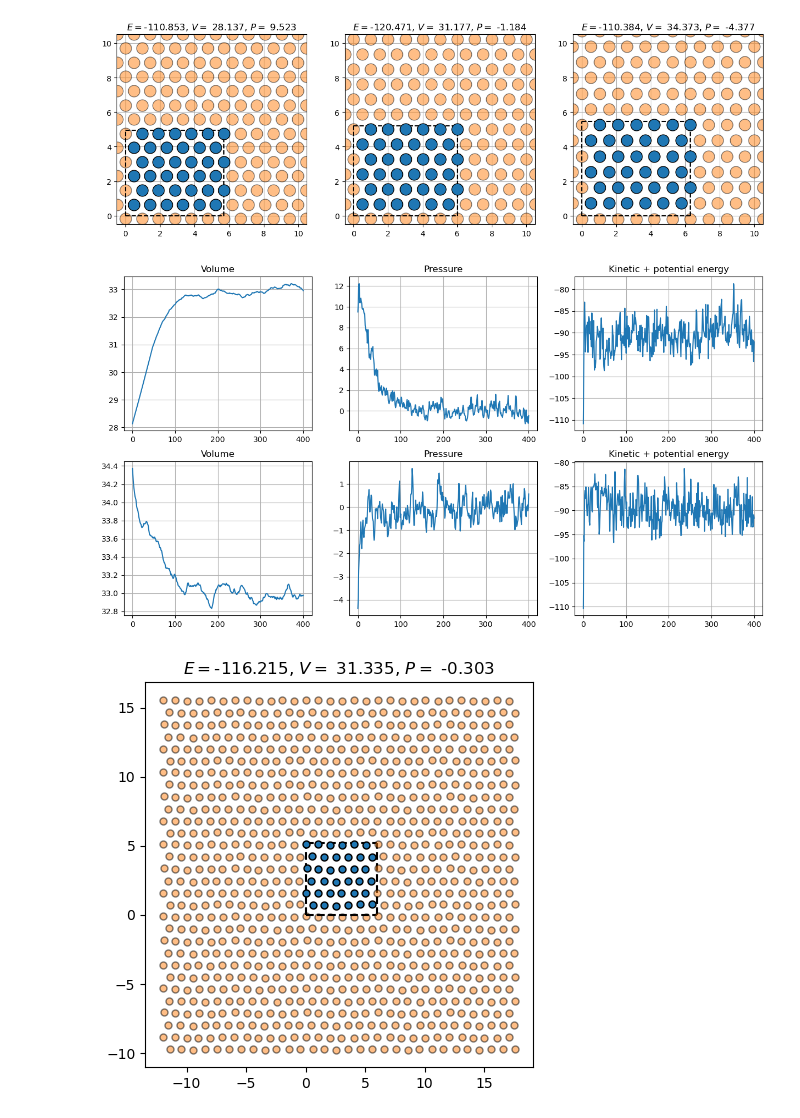
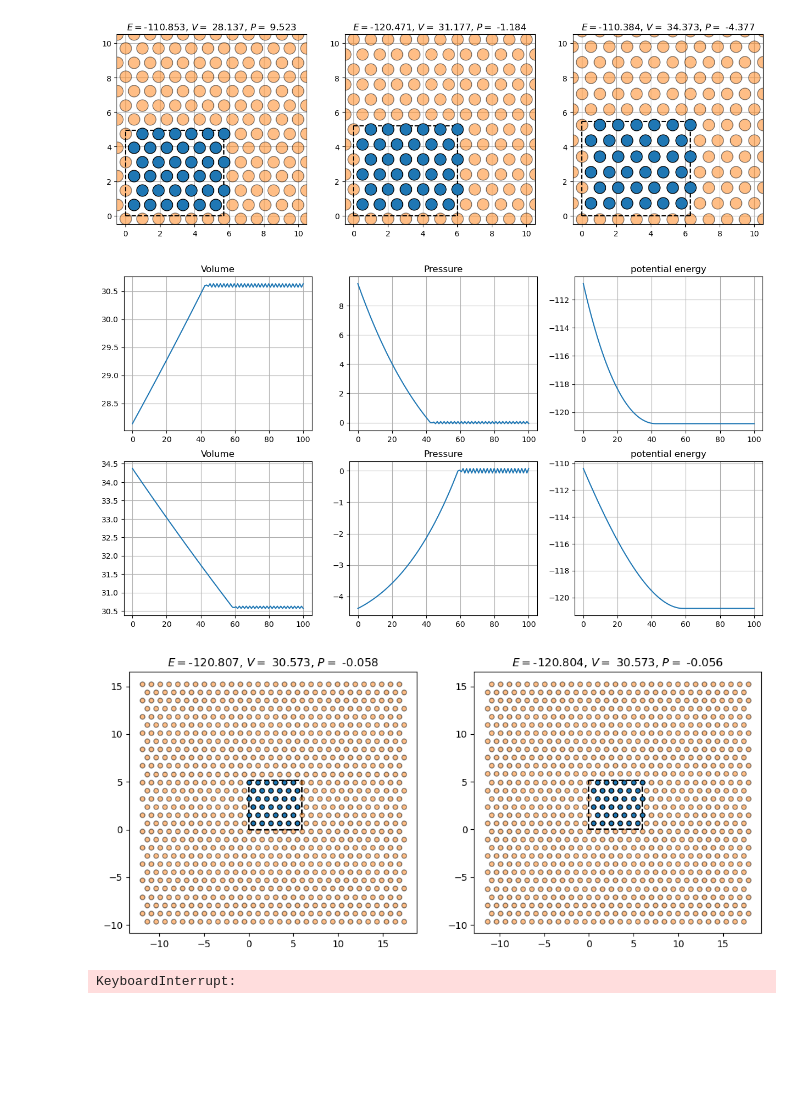
Before and after one commit to karsten3112/Computational-Physics, a Jupyter notebook: Week7/exercise37.ipynb, the cells around one changed output. Drawn from its saved outputs; the diff is of its cells as text; code cells hidden in the pictures; blank space fills up the shorter version.

Commit message:
Finally got some pressure sims that make little sense

```diff
--- a/Week7/exercise37.ipynb
+++ b/Week7/exercise37.ipynb
@@ -51,9 +51,13 @@ fig, axs = plt.subplots(2,3, figsize=(15,8))
 for ax in axs.flatten():
     ax.grid()
 
+poses_for_plot_test = []
+unit_cells = []
 for i, scaled_col in enumerate([scaled_cols[0], scaled_cols[2]]):
-    md_simulator = MD_sim(atom_col=scaled_col, temp=0.40, time_step=0.001, step_size=1e-3, gamma=1e-5)
-    Es, poses, vels, stresses, vols = md_simulator.run_MD_simulation(N_steps=400, reset_unit_cell=False)
+    md_simulator = MD_sim(atom_col=scaled_col, temp=0.00, time_step=0.001, step_size=1e-3, gamma=1e-3)
+    Es, poses, vels, stresses, vols = md_simulator.run_MD_simulation(N_steps=100, reset_unit_cell=False)
+    poses_for_plot_test.append(poses[-1][-1])
+    unit_cells.append([md_simulator.pbc_handler.v1*1.0, md_simulator.pbc_handler.v2*1.0])
     pressures_tot = []
     volumes_tot = []
     energies_tot = []
@@ -71,33 +75,35 @@ for i, scaled_col in enumerate([scaled_cols[0], scaled_cols[2]]):
     xs = np.linspace(0.0, len(energies_tot),len(energies_tot))
     axs[i][0].set_title("Volume")
     axs[i][1].set_title("Pressure")
-    axs[i][2].set_title("Kinetic + potential energy")
+    axs[i][2].set_title("potential energy")
     axs[i][0].plot(xs, volumes_tot)
     axs[i][1].plot(xs, pressures_tot)
     axs[i][2].plot(xs, energies_tot)
 # %% [output]
-[figure, old version]
+[figure, new version]
-# %%
-atomlist = [Atom(position=pos) for pos in poses[-1][-1]]
-p0_col = Atom_Collection(atomlist=atomlist, unit_cell=(md_simulator.pbc_handler.v1*1.0, md_simulator.pbc_handler.v2*1.0), pbc=True)
-p0_col.calculator = LennardJones(eps0=1.0, pbc_handler=md_simulator.pbc_handler, pbc=True)
 # %%
-fig, ax = plt.subplots(figsize=(5,5))
-p = p0_col.get_pressure(step_size=1e-4)
-ax.set_title(rf"$E = ${p0_col.get_potential_energy().round(3)}, $V = $ {vol.round(3)}, $P = $ {p.round(3)}")
-p0_col.plot_cells(ax=ax, size=5)
-p0_col.reset_plot_axes()
+fig, axs = plt.subplots(1,2, figsize=(12,5))
+for poses,unit_cell, ax in zip(poses_for_plot_test, unit_cells, axs):
+    atomlist = [Atom(position=pos) for pos in poses]
+    p0_col = Atom_Collection(atomlist=atomlist, unit_cell=(unit_cell[0], unit_cell[1]), pbc=True)
+    p0_col.calculator = LennardJones(eps0=1.0, pbc_handler=md_simulator.pbc_handler, pbc=True)
+    p = p0_col.get_pressure(step_size=1e-4)
+    ax.set_title(rf"$E = ${p0_col.get_potential_energy().round(3)}, $V = $ {vol.round(3)}, $P = $ {p.round(3)}")
+    p0_col.plot_cells(ax=ax, size=5)
+    p0_col.reset_plot_axes()
 # %% [output]
-[figure, old version]
+[figure, new version]
 # %%
-temps = [0.40,0.45,0.50,0.55,0.60]
+temps = [0.40]
 vols_total = []
 pressures_total = []
 energies_total = []
-md_simulator = MD_sim(atom_col=p0_col, temp=0.15, time_step=0.001, step_size=1e-3, gamma=1e-5)
+positions_total = []
+md_simulator = MD_sim(atom_col=p0_col, temp=0.15, time_step=0.001, step_size=1e-3, gamma=1e-3)
 for temp in temps:
     md_simulator.temp=temp
     Es, poses, vels, stresses, vols = md_simulator.run_MD_simulation(N_steps=400, reset_unit_cell=False)
+    positions_total.append(poses)
     pressures_tot = []
     volumes_tot = []
     energies_tot = []
@@ -115,3 +121,5 @@ for temp in temps:
     vols_total.append(volumes_tot)
     pressures_total.append(pressures_tot)
     energies_total.append(energies_tot)
+# %% [output]
+KeyboardInterrupt:
```
Also changed, not shown: parts of 7 cells of this notebook, 7 other files.
